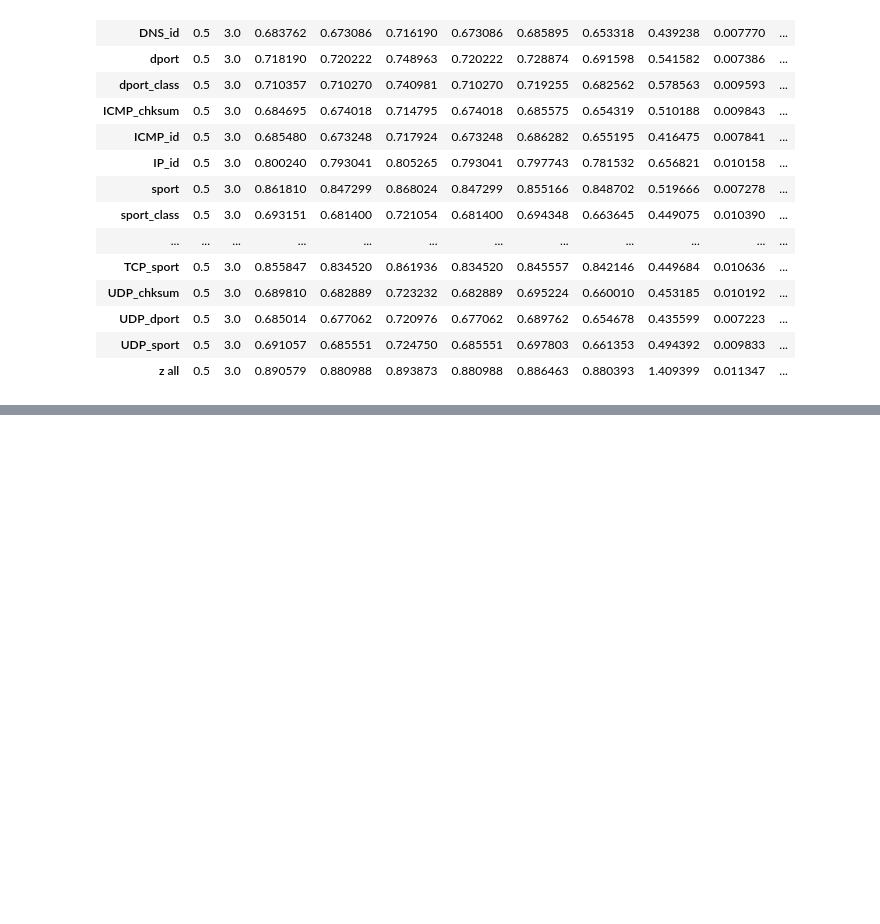
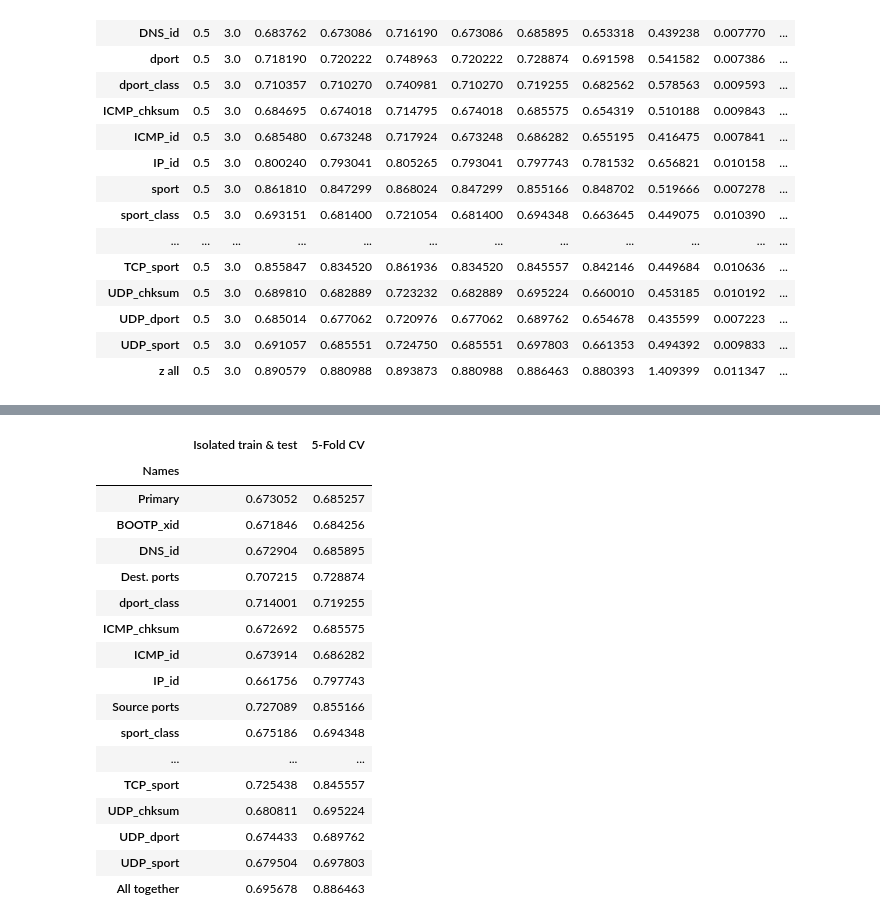
Before and after one commit to kahramankostas/IoTDevIDv2, a Jupyter notebook: 0002 Feature Selection/02.2 Comparison of isolated and CV methods.ipynb, the cells around one changed output, grey strips where cells are left out. Drawn from its saved outputs; the diff is of its cells as text; code cells hidden in the pictures; blank space fills up the shorter version.

```diff
--- a/0002 Feature Selection/02.2 Comparison of isolated and CV methods.ipynb
+++ b/0002 Feature Selection/02.2 Comparison of isolated and CV methods.ipynb
@@ -538,0 +564,22 @@ plt.savefig(graph_name,bbox_inches='tight',format="pdf")#, dpi=400)
+# %%
+bar_graph["5-Fold CV"]=cv[' F1-score'].values
+bar_graph
+# %% [output]
+|  | Isolated train & test | 5-Fold CV |
+| Names |  |  |
+| Primary | 0.673052 | 0.685257 |
+| BOOTP_xid | 0.671846 | 0.684256 |
+| DNS_id | 0.672904 | 0.685895 |
+| Dest. ports | 0.707215 | 0.728874 |
+| dport_class | 0.714001 | 0.719255 |
+| ICMP_chksum | 0.672692 | 0.685575 |
+| ICMP_id | 0.673914 | 0.686282 |
+| IP_id | 0.661756 | 0.797743 |
+| Source ports | 0.727089 | 0.855166 |
+| sport_class | 0.675186 | 0.694348 |
+| ... | ... | ... |
+| TCP_sport | 0.725438 | 0.845557 |
+| UDP_chksum | 0.680811 | 0.695224 |
+| UDP_dport | 0.674433 | 0.689762 |
+| UDP_sport | 0.679504 | 0.697803 |
+| All together | 0.695678 | 0.886463 |
```
Also changed, not shown: parts of 4 cells of this notebook, 1 other file.
